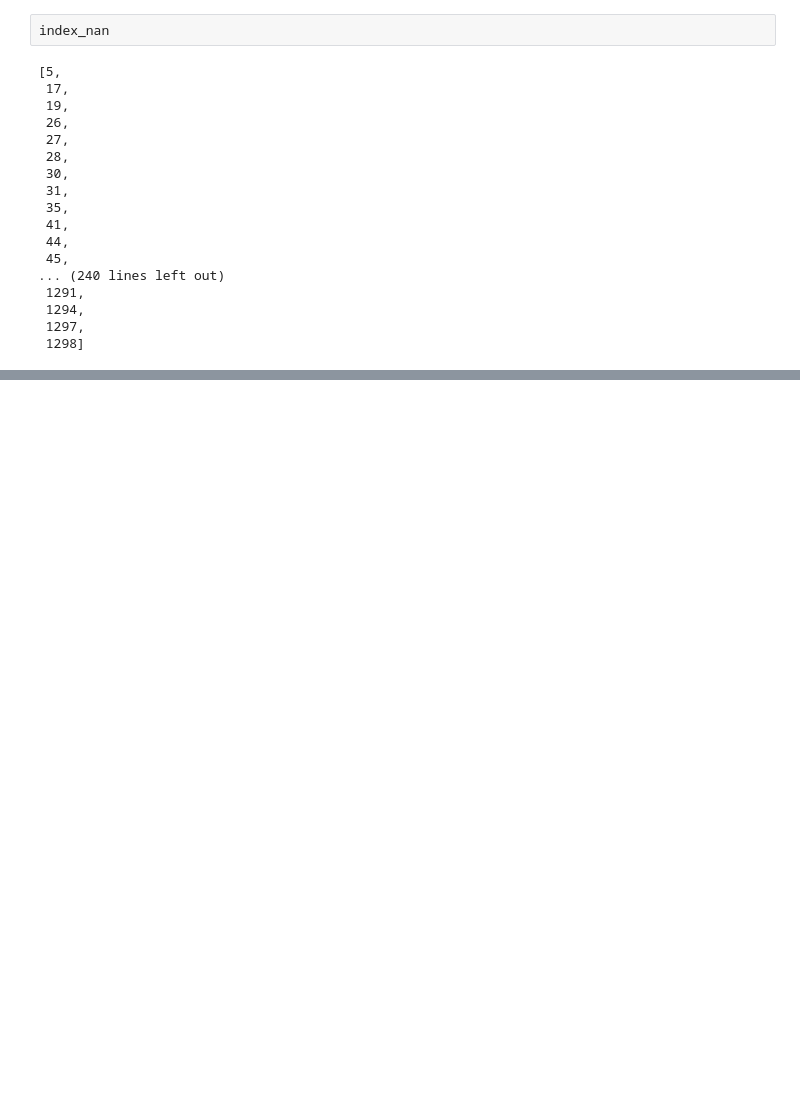
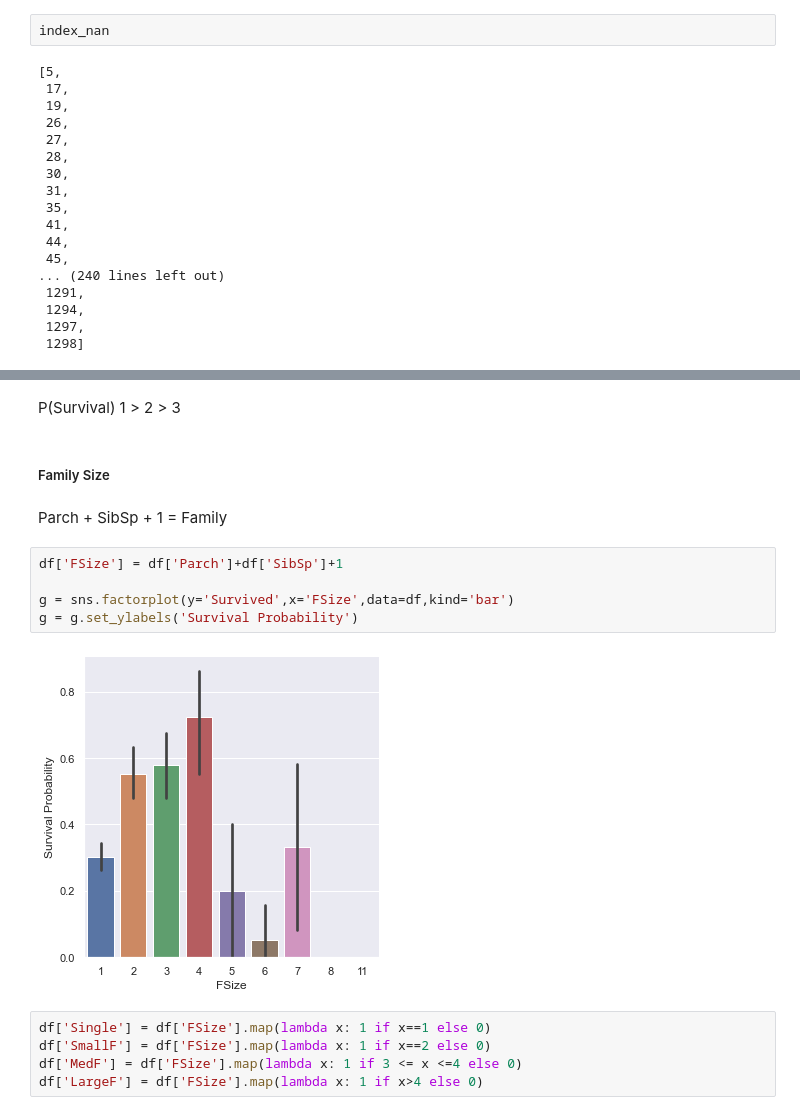
Before and after one commit to pksvv/pyMLEnsemble, a Jupyter notebook: Kaggle-Titanic.ipynb, the cells around one changed output, grey strips where cells are left out. Cells and saved outputs as stored; diff of their text form; blank space fills up the shorter version.

```diff
--- a/Kaggle-Titanic.ipynb
+++ b/Kaggle-Titanic.ipynb
@@ -445,0 +522,18 @@ index_nan
+# %% [markdown]
+P(Survival) 1 > 2 > 3
+# %% [markdown]
+##### Family Size
+# %% [markdown]
+Parch + SibSp + 1 = Family
+# %%
+df['FSize'] = df['Parch']+df['SibSp']+1
+
+g = sns.factorplot(y='Survived',x='FSize',data=df,kind='bar')
+g = g.set_ylabels('Survival Probability')
+# %% [output]
+[figure, added]
+# %%
+df['Single'] = df['FSize'].map(lambda x: 1 if x==1 else 0)
+df['SmallF'] = df['FSize'].map(lambda x: 1 if x==2 else 0)
+df['MedF'] = df['FSize'].map(lambda x: 1 if 3 <= x <=4 else 0)
+df['LargeF'] = df['FSize'].map(lambda x: 1 if x>4 else 0)
```
Also changed, not shown: parts of 44 cells of this notebook.
